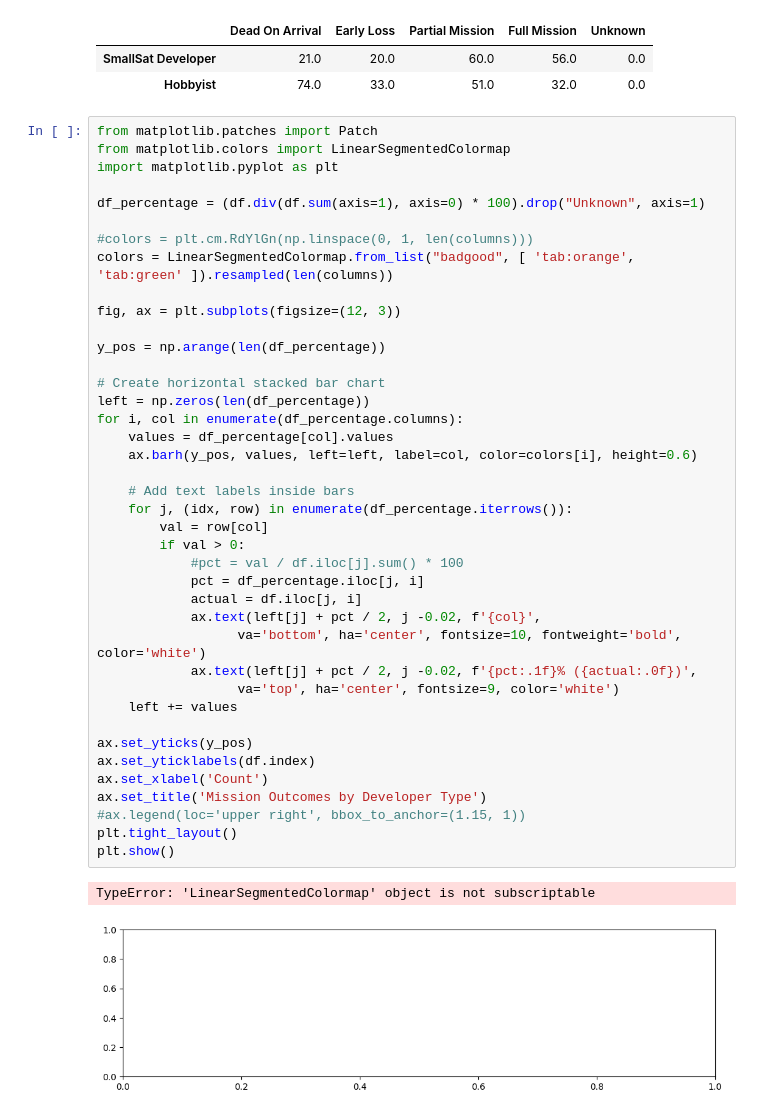
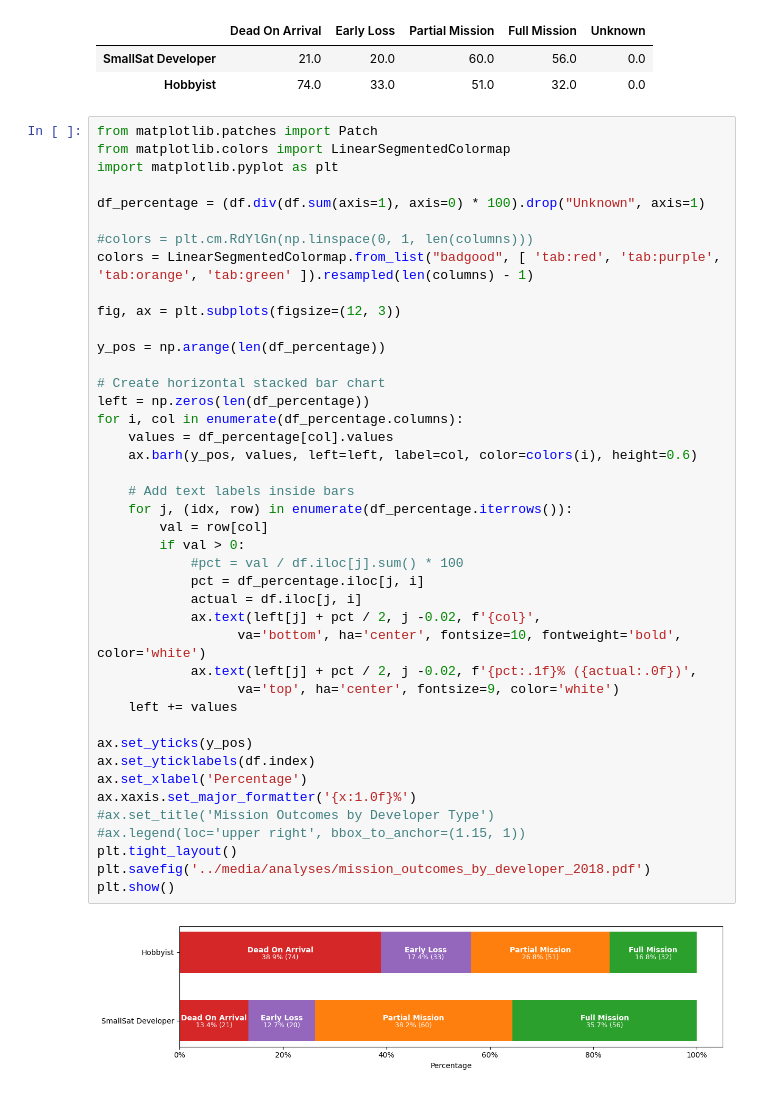
Before and after one commit to kongr45gpen/doctoral-thesis, a Jupyter notebook: analyses/swartwout.ipynb, the cells around one changed output. Saved outputs shown, nothing was run; the diff lists cells and outputs as text.

```diff
--- a/analyses/swartwout.ipynb
+++ b/analyses/swartwout.ipynb
@@ -47,38 +47,39 @@ import matplotlib.pyplot as plt
 df_percentage = (df.div(df.sum(axis=1), axis=0) * 100).drop("Unknown", axis=1)
 
 #colors = plt.cm.RdYlGn(np.linspace(0, 1, len(columns)))
-colors = LinearSegmentedColormap.from_list("badgood", [ 'tab:orange', 'tab:green' ]).resampled(len(columns))
+colors = LinearSegmentedColormap.from_list("badgood", [ 'tab:red', 'tab:purple', 'tab:orange', 'tab:green' ]).resampled(len(columns) - 1)
 
 fig, ax = plt.subplots(figsize=(12, 3))
 
 y_pos = np.arange(len(df_percentage))
 
 # Create horizontal stacked bar chart
 left = np.zeros(len(df_percentage))
 for i, col in enumerate(df_percentage.columns):
     values = df_percentage[col].values
-    ax.barh(y_pos, values, left=left, label=col, color=colors[i], height=0.6)
+    ax.barh(y_pos, values, left=left, label=col, color=colors(i), height=0.6)
 
     # Add text labels inside bars
     for j, (idx, row) in enumerate(df_percentage.iterrows()):
         val = row[col]
         if val > 0:
             #pct = val / df.iloc[j].sum() * 100
             pct = df_percentage.iloc[j, i]
             actual = df.iloc[j, i]
             ax.text(left[j] + pct / 2, j -0.02, f'{col}',
                   va='bottom', ha='center', fontsize=10, fontweight='bold', color='white')
             ax.text(left[j] + pct / 2, j -0.02, f'{pct:.1f}% ({actual:.0f})',
                   va='top', ha='center', fontsize=9, color='white')
     left += values
 
 ax.set_yticks(y_pos)
 ax.set_yticklabels(df.index)
-ax.set_xlabel('Count')
-ax.set_title('Mission Outcomes by Developer Type')
+ax.set_xlabel('Percentage')
+ax.xaxis.set_major_formatter('{x:1.0f}%')
+#ax.set_title('Mission Outcomes by Developer Type')
 #ax.legend(loc='upper right', bbox_to_anchor=(1.15, 1))
 plt.tight_layout()
+plt.savefig('../media/analyses/mission_outcomes_by_developer_2018.pdf')
 plt.show()
 # %% [output]
-TypeError: 'LinearSegmentedColormap' object is not subscriptable
-[figure, old version]
+[figure, new version]
```
Also changed, not shown: parts of 1 cell of this notebook, 9 other files.
